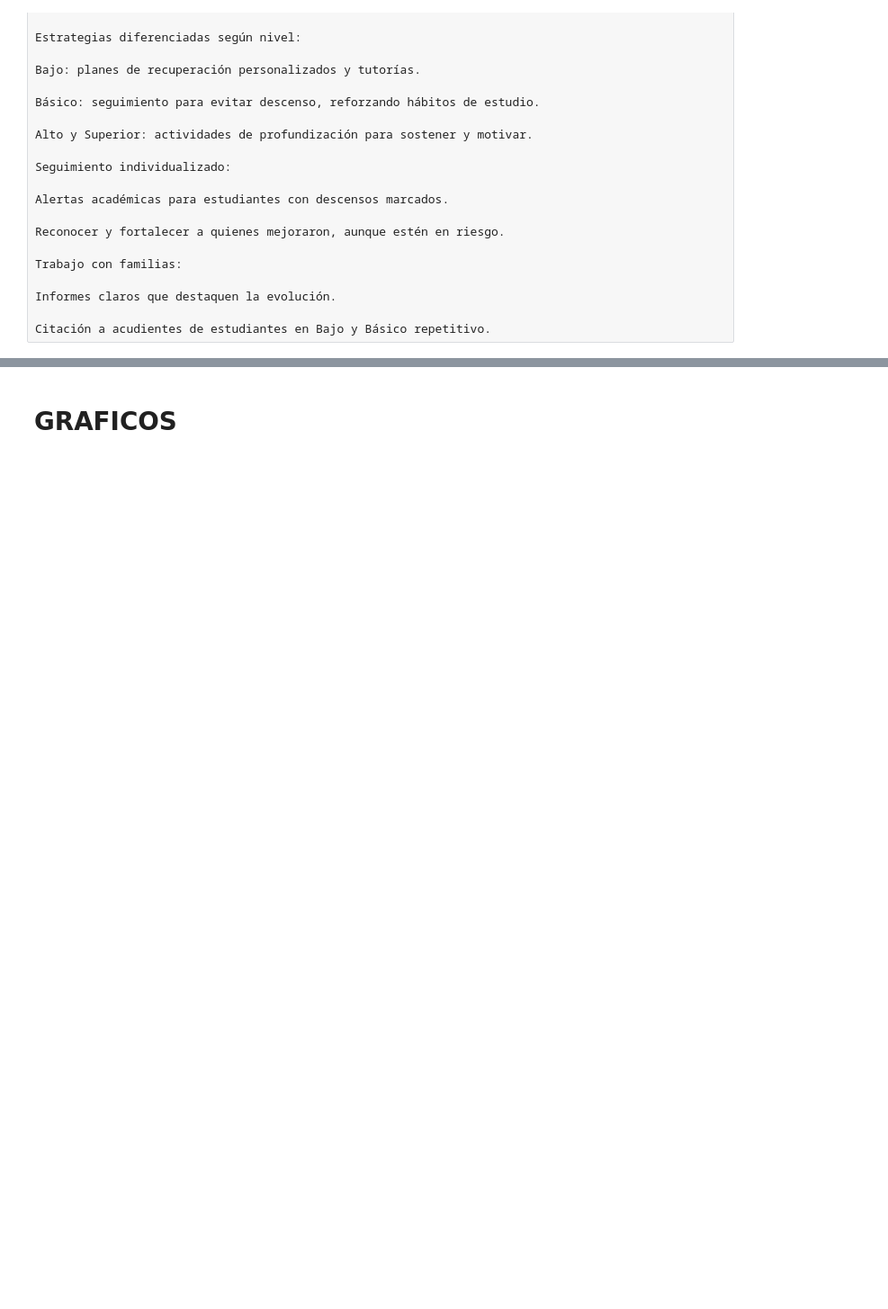
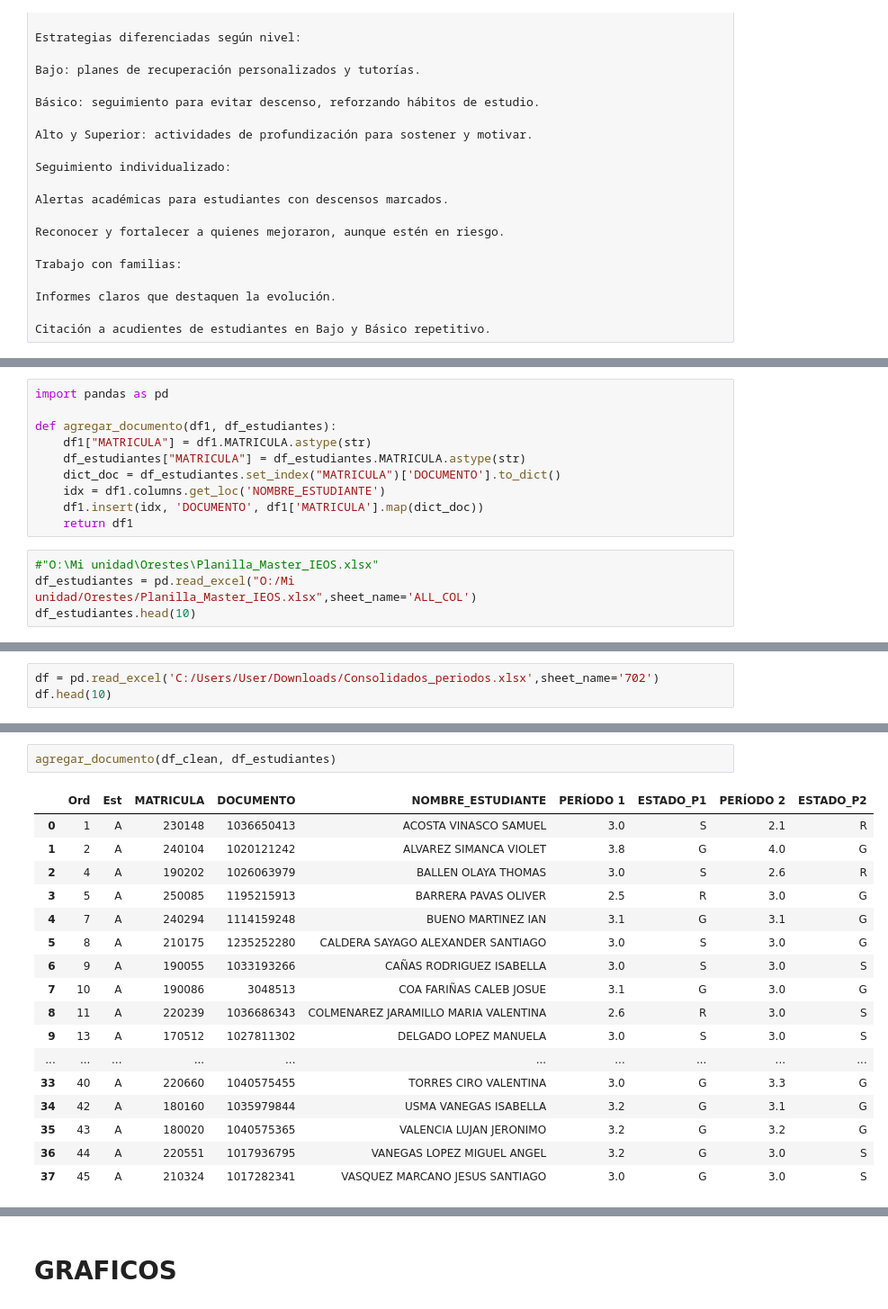
Before and after one commit to lcgalans2024/Notas_Master, a Jupyter notebook: jn_pruebas.ipynb, the cells around one changed output, grey strips where cells are left out. Shown at 90% size. Saved outputs shown, nothing was run; the diff lists cells and outputs as text; blank space fills up the shorter version.

```diff
--- a/jn_pruebas.ipynb
+++ b/jn_pruebas.ipynb
@@ -658,0 +665,14 @@ Citación a acudientes de estudiantes en Bajo y Básico repetitivo.
+# %%
+import pandas as pd
+
+def agregar_documento(df1, df_estudiantes):
+    df1["MATRICULA"] = df1.MATRICULA.astype(str)
+    df_estudiantes["MATRICULA"] = df_estudiantes.MATRICULA.astype(str)
+    dict_doc = df_estudiantes.set_index("MATRICULA")['DOCUMENTO'].to_dict()
+    idx = df1.columns.get_loc('NOMBRE_ESTUDIANTE')
+    df1.insert(idx, 'DOCUMENTO', df1['MATRICULA'].map(dict_doc))
+    return df1
+# %%
+#"O:\Mi unidad\Orestes\Planilla_Master_IEOS.xlsx"
+df_estudiantes = pd.read_excel("O:/Mi unidad/Orestes/Planilla_Master_IEOS.xlsx",sheet_name='ALL_COL')
+df_estudiantes.head(10)
@@ -658,0 +707,3 @@ Citación a acudientes de estudiantes en Bajo y Básico repetitivo.
+# %%
+df = pd.read_excel('C:/Users/User/Downloads/Consolidados_periodos.xlsx',sheet_name='702')
+df.head(10)
@@ -658,0 +839,20 @@ Citación a acudientes de estudiantes en Bajo y Básico repetitivo.
+# %%
+agregar_documento(df_clean, df_estudiantes)
+# %% [output]
+|  | Ord | Est | MATRICULA | DOCUMENTO | NOMBRE_ESTUDIANTE | PERÍODO 1 | ESTADO_P1 | PERÍODO 2 | ESTADO_P2 |
+| 0 | 1 | A | 230148 | 1036650413 | ACOSTA VINASCO SAMUEL | 3.0 | S | 2.1 | R |
+| 1 | 2 | A | 240104 | 1020121242 | ALVAREZ SIMANCA VIOLET | 3.8 | G | 4.0 | G |
+| 2 | 4 | A | 190202 | 1026063979 | BALLEN OLAYA THOMAS | 3.0 | S | 2.6 | R |
+| 3 | 5 | A | 250085 | 1195215913 | BARRERA PAVAS OLIVER | 2.5 | R | 3.0 | G |
+| 4 | 7 | A | 240294 | 1114159248 | BUENO MARTINEZ IAN | 3.1 | G | 3.1 | G |
+| 5 | 8 | A | 210175 | 1235252280 | CALDERA SAYAGO ALEXANDER SANTIAGO | 3.0 | S | 3.0 | G |
+| 6 | 9 | A | 190055 | 1033193266 | CAÑAS RODRIGUEZ ISABELLA | 3.0 | S | 3.0 | S |
+| 7 | 10 | A | 190086 | 3048513 | COA FARIÑAS CALEB JOSUE | 3.1 | G | 3.0 | G |
+| 8 | 11 | A | 220239 | 1036686343 | COLMENAREZ JARAMILLO MARIA VALENTINA | 2.6 | R | 3.0 | S |
+| 9 | 13 | A | 170512 | 1027811302 | DELGADO LOPEZ MANUELA | 3.0 | S | 3.0 | S |
+| ... | ... | ... | ... | ... | ... | ... | ... | ... | ... |
+| 33 | 40 | A | 220660 | 1040575455 | TORRES CIRO VALENTINA | 3.0 | G | 3.3 | G |
+| 34 | 42 | A | 180160 | 1035979844 | USMA VANEGAS ISABELLA | 3.2 | G | 3.1 | G |
+| 35 | 43 | A | 180020 | 1040575365 | VALENCIA LUJAN JERONIMO | 3.2 | G | 3.2 | G |
+| 36 | 44 | A | 220551 | 1017936795 | VANEGAS LOPEZ MIGUEL ANGEL | 3.2 | G | 3.0 | S |
+| 37 | 45 | A | 210324 | 1017282341 | VASQUEZ MARCANO JESUS SANTIAGO | 3.0 | G | 3.0 | S |
```
Also changed, not shown: parts of 13 cells of this notebook, 4 other files.
